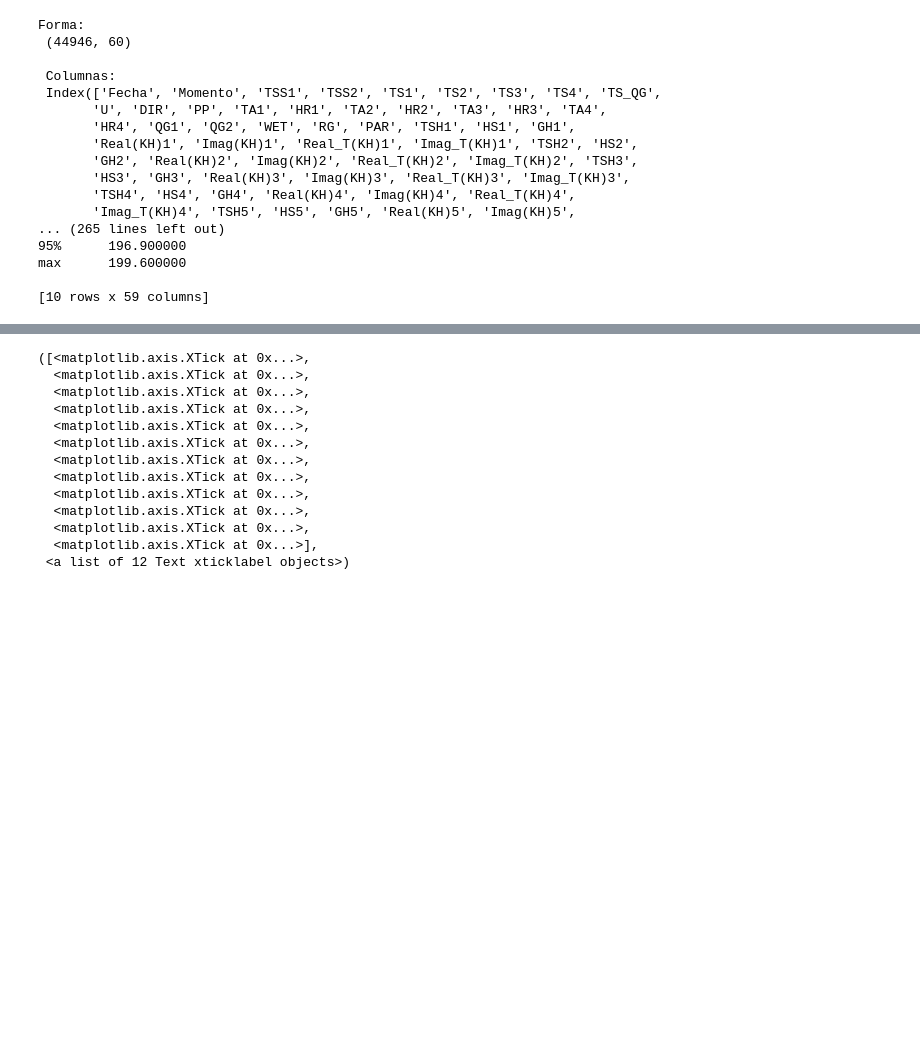
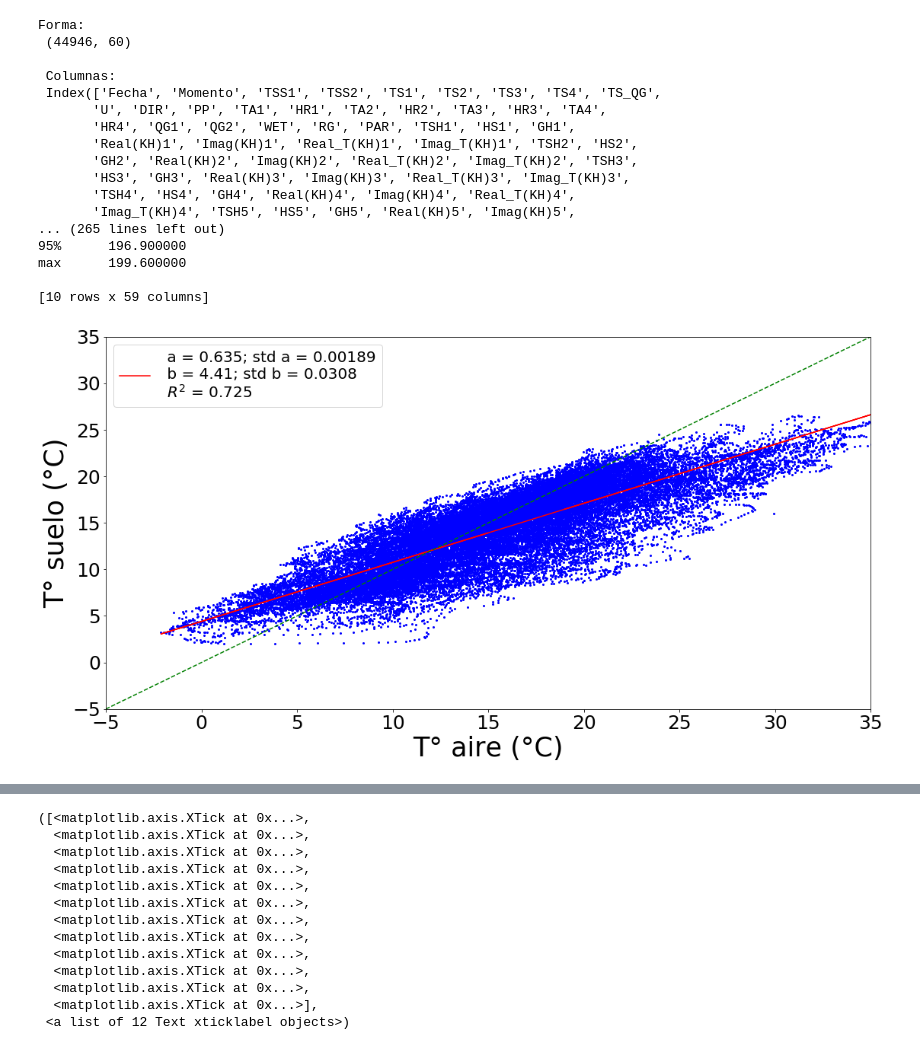
Before and after one commit to Nahu-11/Tesis, a Jupyter notebook: New scripts/Climatologia.ipynb, the cells around one changed output, grey strips where cells are left out. Saved outputs shown, nothing was run; the diff lists cells and outputs as text; code cells hidden in the pictures; blank space fills up the shorter version.

```diff
--- a/New scripts/Climatologia.ipynb
+++ b/New scripts/Climatologia.ipynb
@@ -95,3 +135,23 @@ Forma:
 max      199.600000
 
 [10 rows x 59 columns]
+# %%
+reg = regresion(lineal,
+                x, y,
+                inicial = [1, 0],
+                pesos = None
+                )
+predicciones, ajuste, errores, r_cuadrado, residuo = reg
+plt.figure(figsize = (18, 9))
+metadata('T° aire (°C)', 'T° suelo (°C)')
+grafico_modelo(x, y, predicciones,
+               ajuste, errores,
+               r_cuadrado,
+               ['a', 'b'],
+               )
+plt.plot([-5, 35], [-5, 35], 'g--')
+plt.xlim([-5, 35])
+plt.ylim([-5, 35])
+plt.savefig('C:\\Users\\nahue\\Desktop\\TvsT.png')
+# %% [output]
+[figure, added]
```
Also changed, not shown: parts of 7 cells of this notebook.
